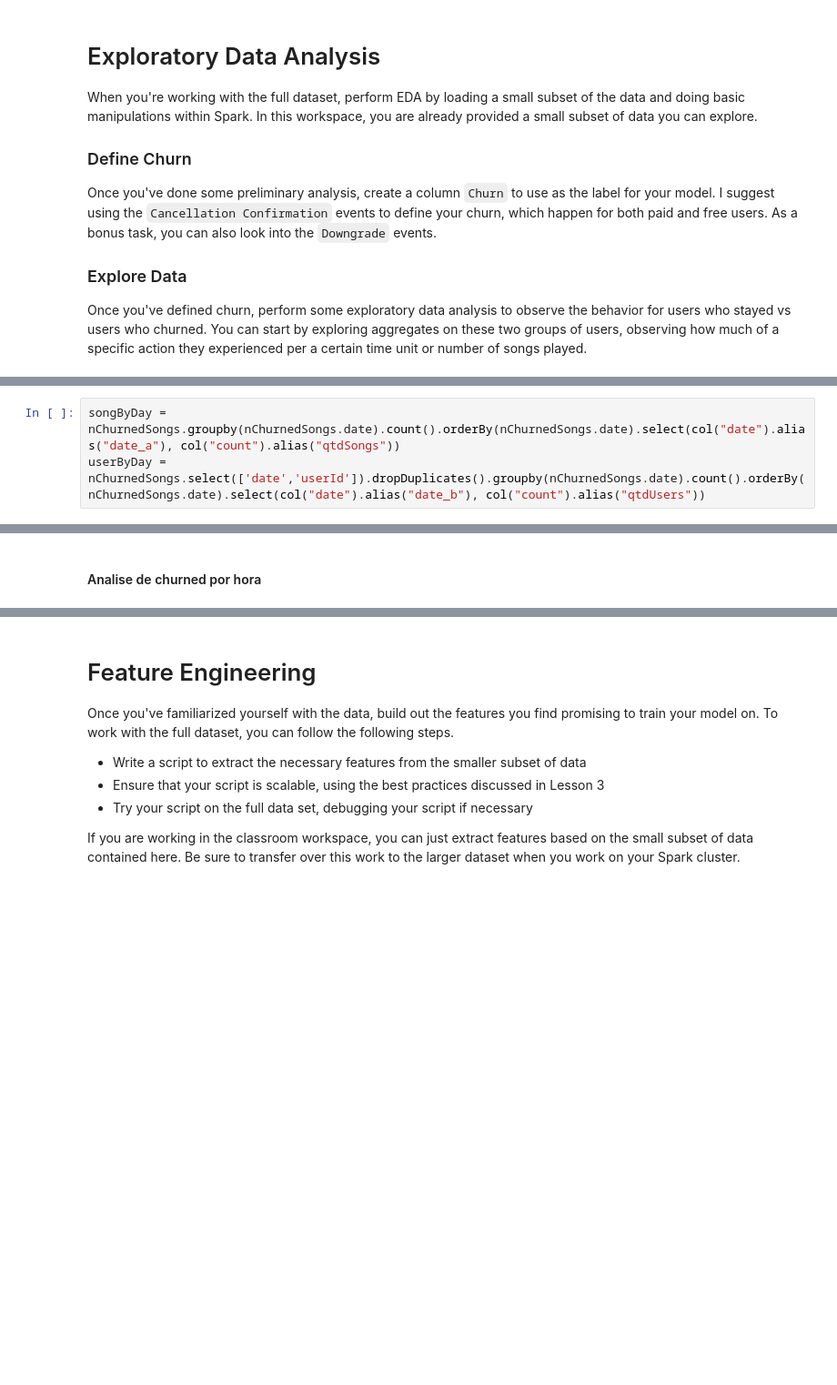
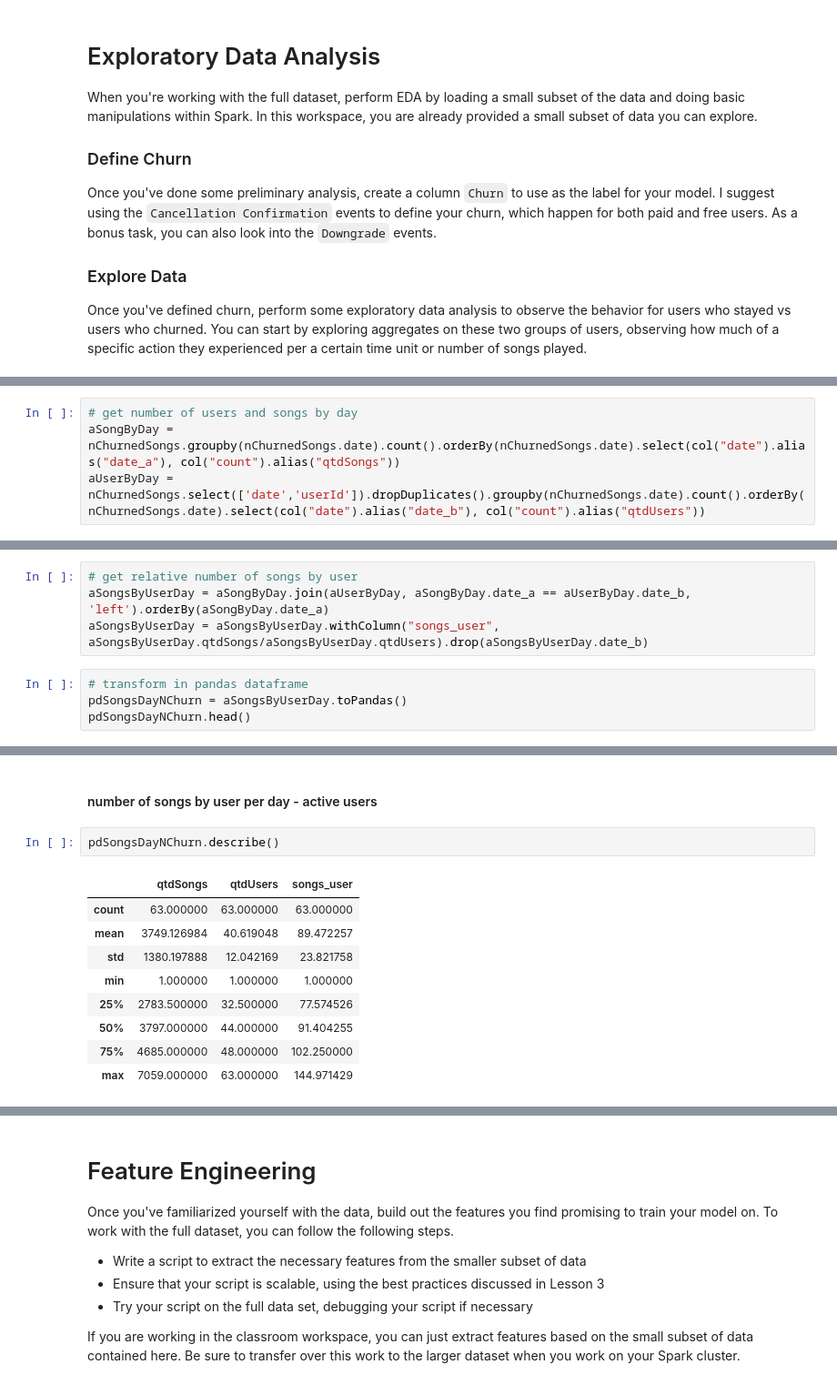
Before and after one commit to gustavo-leandro/sparkify-project, a Jupyter notebook: Sparkify.ipynb, the cells around one changed output, grey strips where cells are left out. Shown: that part at 91% size. Drawn from its saved outputs; the diff is of its cells as text; blank space fills up the shorter version.

```diff
--- a/Sparkify.ipynb
+++ b/Sparkify.ipynb
@@ -217,3 +264,4 @@ pdSongsDayChurn[['date_a','songs_user']].plot.bar(figsize=(15,5))
 # %%
-songByDay = nChurnedSongs.groupby(nChurnedSongs.date).count().orderBy(nChurnedSongs.date).select(col("date").alias("date_a"), col("count").alias("qtdSongs"))
-userByDay = nChurnedSongs.select(['date','userId']).dropDuplicates().groupby(nChurnedSongs.date).count().orderBy(nChurnedSongs.date).select(col("date").alias("date_b"), col("count").alias("qtdUsers"))
+# get number of users and songs by day
+aSongByDay = nChurnedSongs.groupby(nChurnedSongs.date).count().orderBy(nChurnedSongs.date).select(col("date").alias("date_a"), col("count").alias("qtdSongs"))
+aUserByDay = nChurnedSongs.select(['date','userId']).dropDuplicates().groupby(nChurnedSongs.date).count().orderBy(nChurnedSongs.date).select(col("date").alias("date_b"), col("count").alias("qtdUsers"))
@@ -226,0 +268,8 @@ pdSongsDayNChurn.head()
+# %%
+# get relative number of songs by user
+aSongsByUserDay = aSongByDay.join(aUserByDay, aSongByDay.date_a == aUserByDay.date_b, 'left').orderBy(aSongByDay.date_a)
+aSongsByUserDay = aSongsByUserDay.withColumn("songs_user", aSongsByUserDay.qtdSongs/aSongsByUserDay.qtdUsers).drop(aSongsByUserDay.date_b)
+# %%
+# transform in pandas dataframe
+pdSongsDayNChurn = aSongsByUserDay.toPandas()
+pdSongsDayNChurn.head()
@@ -233,2 +302,14 @@ pdSongsDayNChurn[['date_a','songs_user']].plot.bar(figsize=(15,5))
-# %% [markdown]
-#### Analise de churned por hora
+# %% [markdown]
+#### number of songs by user per day - active users
+# %%
+pdSongsDayNChurn.describe()
+# %% [output]
+|  | qtdSongs | qtdUsers | songs_user |
+| count | 63.000000 | 63.000000 | 63.000000 |
+| mean | 3749.126984 | 40.619048 | 89.472257 |
+| std | 1380.197888 | 12.042169 | 23.821758 |
+| min | 1.000000 | 1.000000 | 1.000000 |
+| 25% | 2783.500000 | 32.500000 | 77.574526 |
+| 50% | 3797.000000 | 44.000000 | 91.404255 |
+| 75% | 4685.000000 | 48.000000 | 102.250000 |
+| max | 7059.000000 | 63.000000 | 144.971429 |
```
Also changed, not shown: parts of 125 cells of this notebook, 1 other file.
